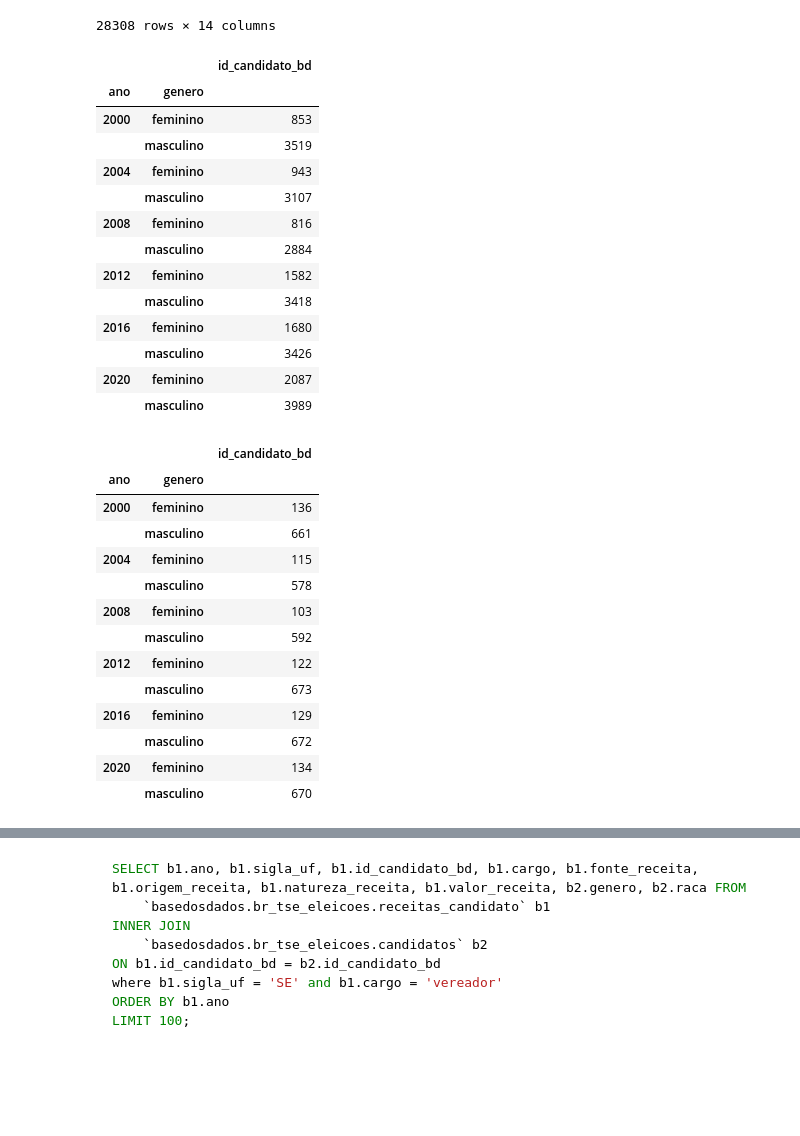
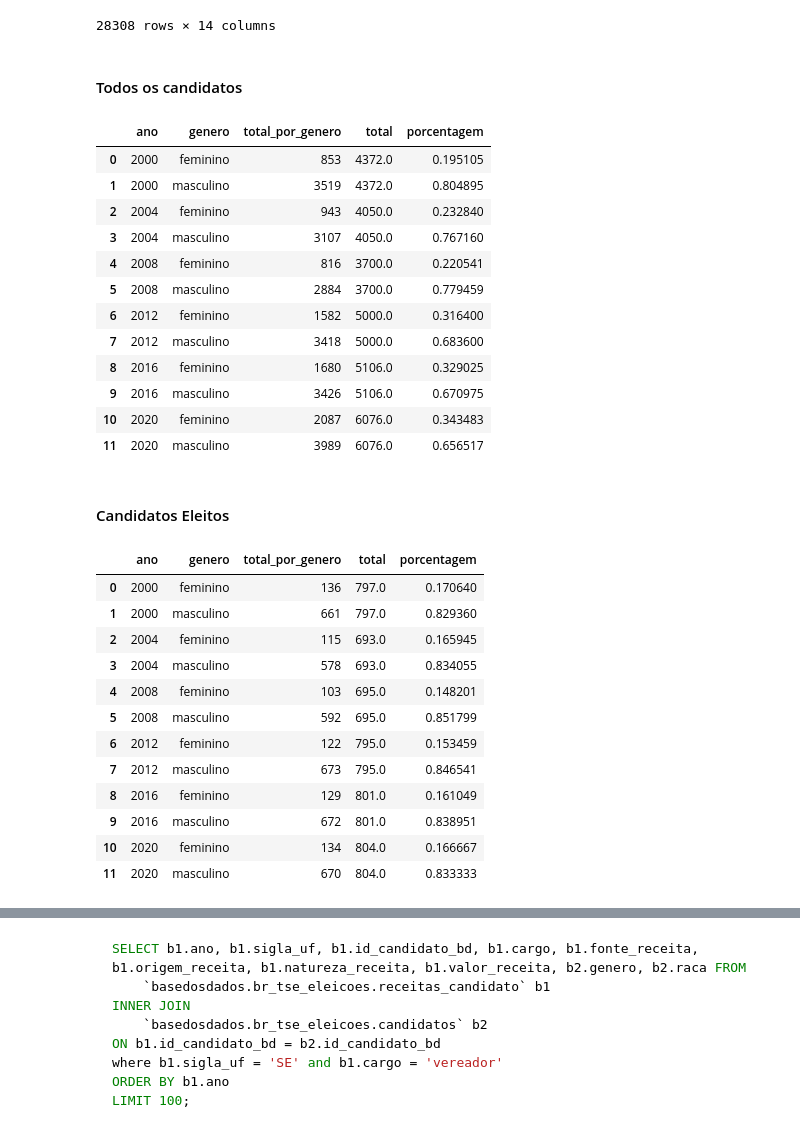
Before and after one commit to adolfoguimaraes/basedosdados-eleicoes, a Jupyter notebook: code/ProcessarDados.ipynb, the cells around one changed output, grey strips where cells are left out. Drawn from its saved outputs; the diff is of its cells as text; code cells hidden in the pictures; blank space fills up the shorter version.

```diff
--- a/code/ProcessarDados.ipynb
+++ b/code/ProcessarDados.ipynb
@@ -36,3 +38,13 @@ Vamos começar :)
+# %%
+def calculate_total_percent(data):
+    for index, row in data.iterrows():
+        sum_ = data.loc[index[0], 'id_candidato_bd'].sum()
+        data.loc[index[0], 'total'] = int(sum_)
+
+    data['porcentagem'] = data['id_candidato_bd']/data['total']
+    data.reset_index(inplace=True)
+    data.rename(columns={'id_candidato_bd': 'total_por_genero'},inplace=True)
+    return data
 # %% [markdown]
 ## Consultas
 
@@ -80,20 +173,23 @@ df_candidatos
 | 28306 | 2020 | SE | 2803500 | eleicao ordinaria | 999390 | Telma Do Santo Antonio | PSD | vereador | ... |
 | 28307 | 2020 | SE | 2807105 | eleicao ordinaria | 99974 | Alaizi | AVANTE | vereador | ... |
 28308 rows × 14 columns
+# %% [markdown]
+#### Todos os candidatos
 # %%
-df_candidatos[['id_candidato_bd','ano','genero']].groupby(by=['ano','genero']).count()
+df_total_vereadores = df_candidatos[['id_candidato_bd','ano','genero']].groupby(by=['ano','genero']).count()
+df_total_vereadores = calculate_total_percent(df_total_vereadores)
+df_total_vereadores
 # %% [output]
-|  |  | id_candidato_bd |
-| ano | genero |  |
-| 2000 | feminino | 853 |
-|  | masculino | 3519 |
-| 2004 | feminino | 943 |
-|  | masculino | 3107 |
-| 2008 | feminino | 816 |
-|  | masculino | 2884 |
-| 2012 | feminino | 1582 |
-|  | masculino | 3418 |
-| 2016 | feminino | 1680 |
-|  | masculino | 3426 |
-| 2020 | feminino | 2087 |
-|  | masculino | 3989 |
+|  | ano | genero | total_por_genero | total | porcentagem |
+| 0 | 2000 | feminino | 853 | 4372.0 | 0.195105 |
+| 1 | 2000 | masculino | 3519 | 4372.0 | 0.804895 |
+| 2 | 2004 | feminino | 943 | 4050.0 | 0.232840 |
+| 3 | 2004 | masculino | 3107 | 4050.0 | 0.767160 |
+| 4 | 2008 | feminino | 816 | 3700.0 | 0.220541 |
+| 5 | 2008 | masculino | 2884 | 3700.0 | 0.779459 |
+| 6 | 2012 | feminino | 1582 | 5000.0 | 0.316400 |
+| 7 | 2012 | masculino | 3418 | 5000.0 | 0.683600 |
+| 8 | 2016 | feminino | 1680 | 5106.0 | 0.329025 |
+| 9 | 2016 | masculino | 3426 | 5106.0 | 0.670975 |
+| 10 | 2020 | feminino | 2087 | 6076.0 | 0.343483 |
+| 11 | 2020 | masculino | 3989 | 6076.0 | 0.656517 |
@@ -100,18 +198,21 @@ df_candidatos[['id_candidato_bd','ano','genero']].groupby(by=['ano','genero']).c
+# %% [markdown]
+#### Candidatos Eleitos
 # %%
-df_query_eleitos = df_candidatos.query("resultado in ['eleito por qp','eleito','eleito por media']", engine='python')
-df_query_eleitos[['id_candidato_bd','ano','genero']].groupby(by=['ano','genero']).count()
+df_query_vereadores_eleitos = df_candidatos.query("resultado in ['eleito por qp','eleito','eleito por media']", engine='python')
+df_vereadores_eleitos = df_query_vereadores_eleitos[['id_candidato_bd','ano','genero']].groupby(by=['ano','genero']).count()
+df_vereadores_eleitos = calculate_total_percent(df_vereadores_eleitos)
+df_vereadores_eleitos
 # %% [output]
-|  |  | id_candidato_bd |
-| ano | genero |  |
-| 2000 | feminino | 136 |
-|  | masculino | 661 |
-| 2004 | feminino | 115 |
-|  | masculino | 578 |
-| 2008 | feminino | 103 |
-|  | masculino | 592 |
-| 2012 | feminino | 122 |
-|  | masculino | 673 |
-| 2016 | feminino | 129 |
-|  | masculino | 672 |
-| 2020 | feminino | 134 |
-|  | masculino | 670 |
+|  | ano | genero | total_por_genero | total | porcentagem |
+| 0 | 2000 | feminino | 136 | 797.0 | 0.170640 |
+| 1 | 2000 | masculino | 661 | 797.0 | 0.829360 |
+| 2 | 2004 | feminino | 115 | 693.0 | 0.165945 |
+| 3 | 2004 | masculino | 578 | 693.0 | 0.834055 |
+| 4 | 2008 | feminino | 103 | 695.0 | 0.148201 |
+| 5 | 2008 | masculino | 592 | 695.0 | 0.851799 |
+| 6 | 2012 | feminino | 122 | 795.0 | 0.153459 |
+| 7 | 2012 | masculino | 673 | 795.0 | 0.846541 |
+| 8 | 2016 | feminino | 129 | 801.0 | 0.161049 |
+| 9 | 2016 | masculino | 672 | 801.0 | 0.838951 |
+| 10 | 2020 | feminino | 134 | 804.0 | 0.166667 |
+| 11 | 2020 | masculino | 670 | 804.0 | 0.833333 |
```
Also changed, not shown: parts of 29 cells of this notebook, 6 other files.
